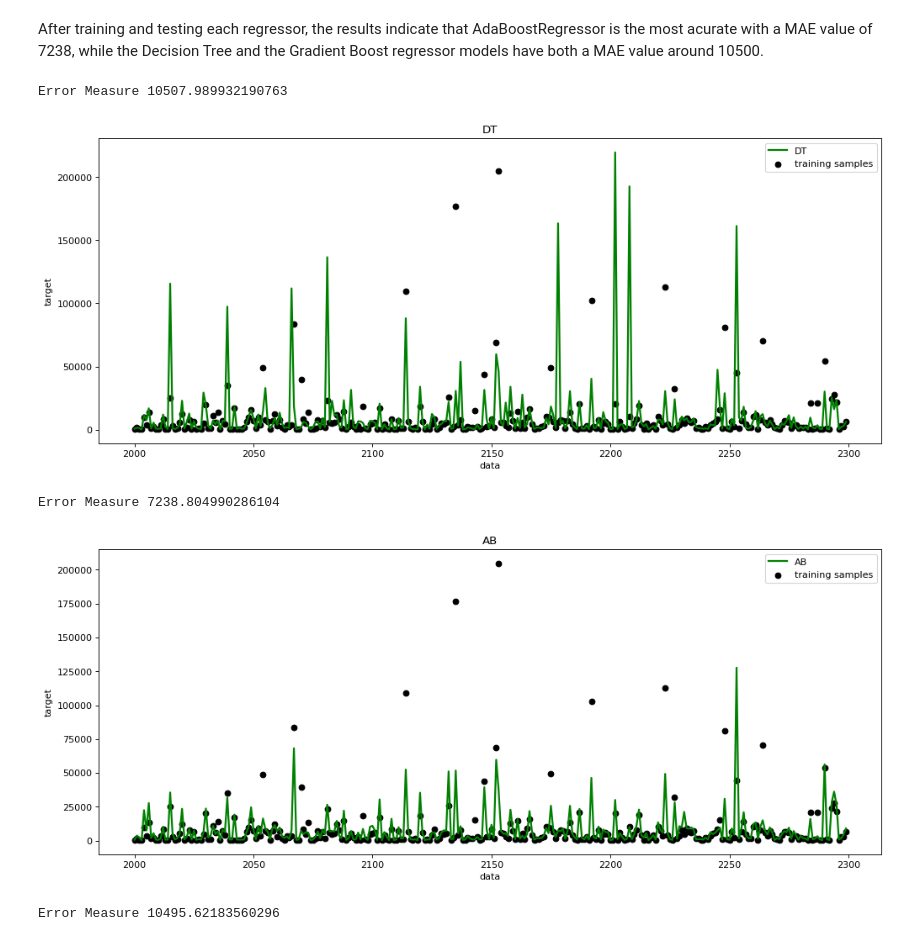
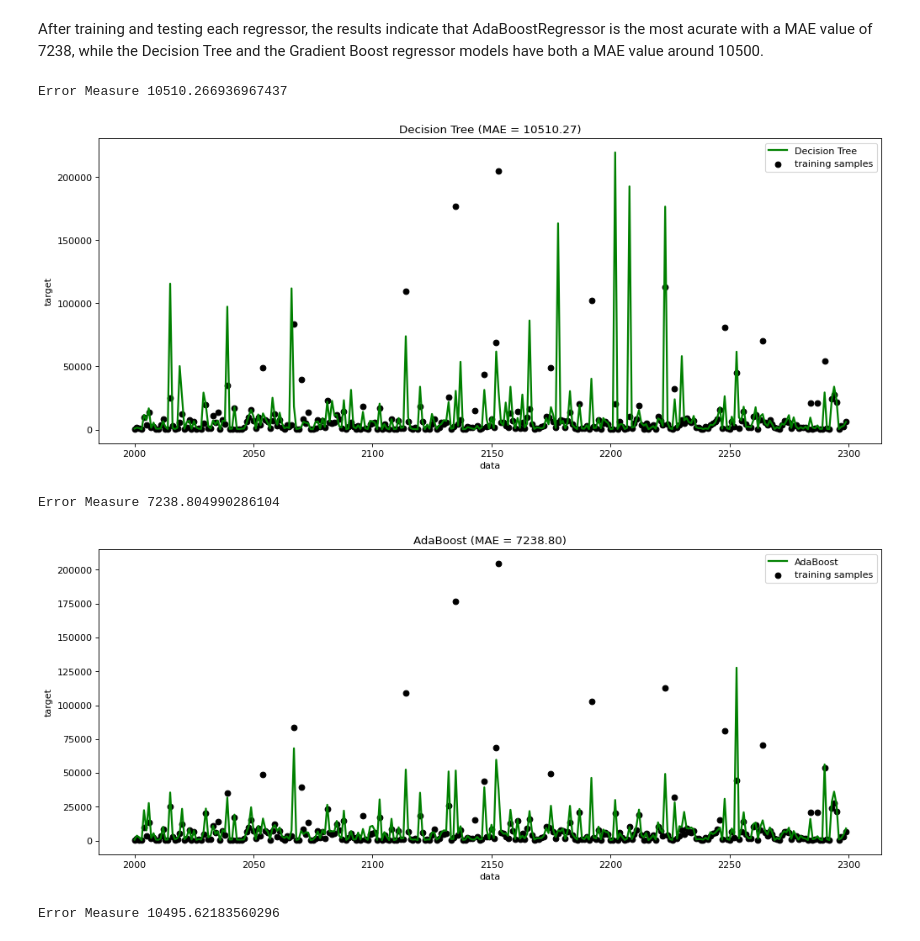
Before and after one commit to IagoGarciaSuarez/MachineLearningTechniques, a Jupyter notebook: ML_Task_3_Boosting.ipynb, the cells around one changed output. Drawn from its saved outputs; the diff is of its cells as text; code cells hidden in the pictures.

Commit message:
Final boosting version executed

```diff
--- a/ML_Task_3_Boosting.ipynb
+++ b/ML_Task_3_Boosting.ipynb
@@ -49,24 +49,25 @@ regressors.append(GradientBoostingRegressor(n_estimators=100, learning_rate=0.1,
 After training and testing each regressor, the results indicate that AdaBoostRegressor is the most acurate with a MAE value of 7238, while the Decision Tree and the Gradient Boost regressor models have both a MAE value around 10500.
 # %%
 xx = np.stack(i for i in range(2000, 2300))
-regr_names = ["DT", "AB", "GB"]
+regr_names = ["Decision Tree", "AdaBoost", "GradientBoosting"]
 
 for i, r in enumerate(regressors):
     r.fit(X_train, y_train)
     y = r.predict(X_test)
-    print("Error Measure", mean_absolute_error(y_test,y))
+    mae = mean_absolute_error(y_test,y)
+    print("Error Measure", mae)
     figure(figsize=(15, 6), dpi=80)
     plt.scatter(xx, y_test[2000:2300], c="k", label="training samples")
     plt.plot(xx, y[2000:2300], c="g", label=regr_names[i], linewidth=2)
     plt.xlabel("data")
     plt.ylabel("target")
-    plt.title(regr_names[i])
+    plt.title(regr_names[i] + ' (MAE = {:6.2f})'.format(mae))
     plt.axis('tight')
     plt.legend()
     plt.show()
 # %% [output]
-Error Measure 10507.989932190763
+Error Measure 10510.266936967437
-[figure, old version]
+[figure, new version]
 Error Measure 7238.804990286104
-[figure, old version]
+[figure, new version]
 Error Measure 10495.62183560296
```
Also changed, not shown: parts of 3 cells of this notebook.
